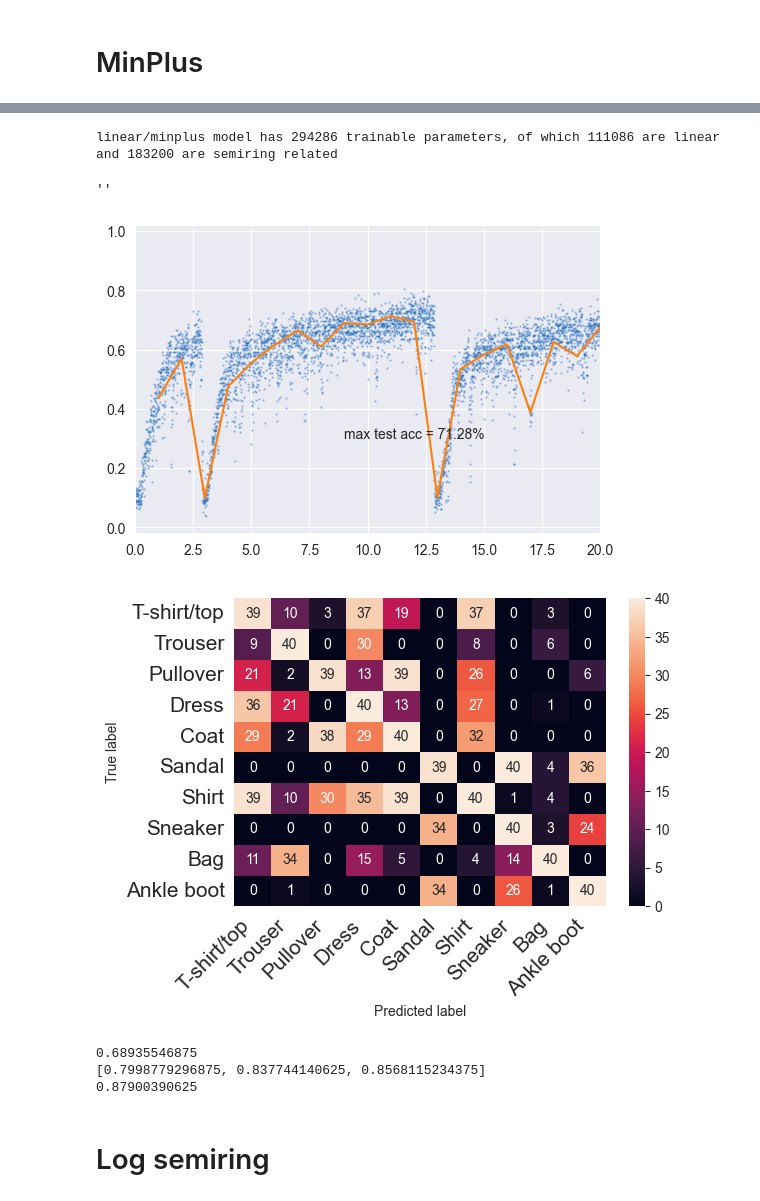
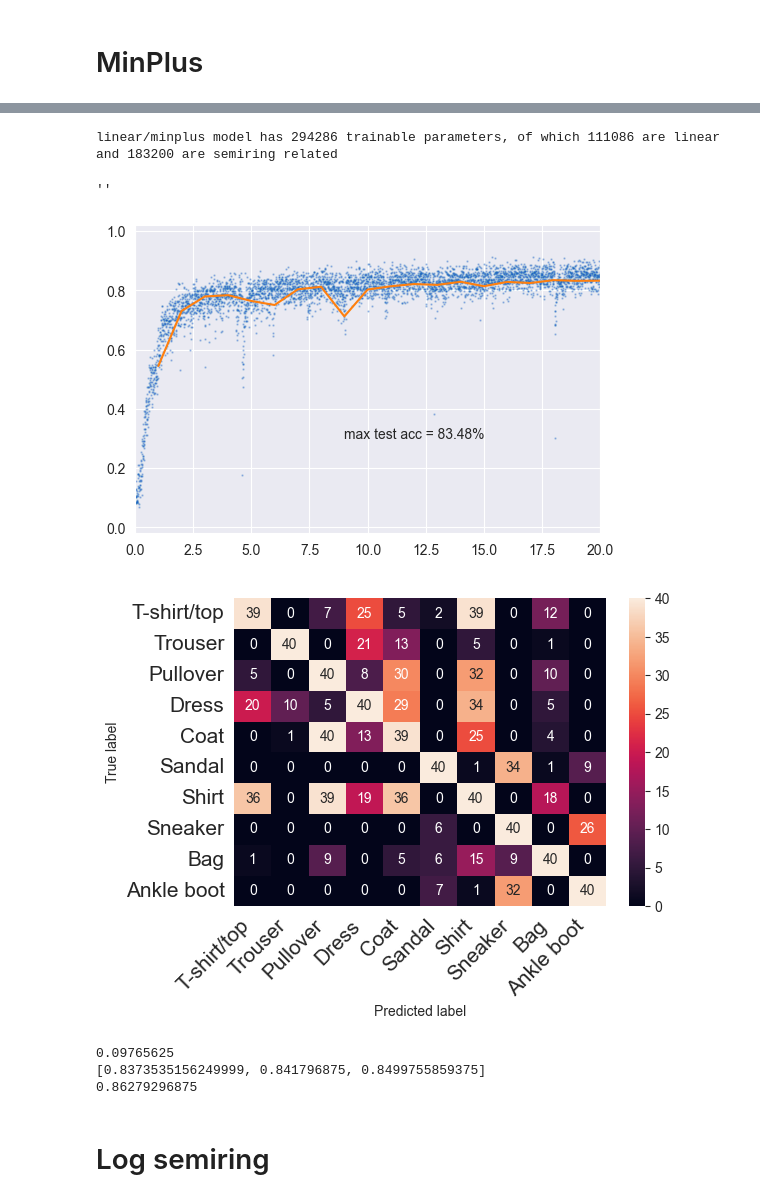
Before and after one commit to bmnsmets/semitorch, a Jupyter notebook: experiments/Master thesis/fullyconnected_fashion_simplified_reversed.ipynb, the cells around one changed output, grey strips where cells are left out. Saved outputs shown, nothing was run; the diff lists cells and outputs as text; code cells hidden in the pictures.

```diff
--- a/experiments/Master thesis/fullyconnected_fashion_simplified_reversed.ipynb
+++ b/experiments/Master thesis/fullyconnected_fashion_simplified_reversed.ipynb
@@ -127,7 +124,10 @@ class Model(nn.Module):
         else:
             raise RuntimeError(f"Unknown model ({model_name})")
 
-        self.head = nn.Linear(50, 10, bias=False)
+        self.head = nn.Sequential(
+            nn.ReLU(),
+            nn.Linear(50, 10, bias=False),
+        )
 
     def forward(self, x: torch.Tensor) -> torch.Tensor:
         input_0 = x
@@ -564,28 +513,28 @@ find_best_model_for(config={
 # %%
 best_minplus_model = Model("linear/minplus").to(device)
 
 print(f"{best_minplus_model.name} model has {count_parameters(best_minplus_model.parameters())} trainable parameters, "
       f"of which {count_parameters(nonminplus_parameters(best_minplus_model))} are linear "
       f"and {count_parameters(minplus_parameters(best_minplus_model))} are semiring related")
 
-best_minplus_linear_optimizer = torch.optim.AdamW(nonminplus_parameters(best_minplus_model), lr=0.004195669820145525)
-best_minplus_semiring_optimizer = torch.optim.AdamW(minplus_parameters(best_minplus_model), lr=0.012090736153612062)
+best_minplus_linear_optimizer = torch.optim.AdamW(nonminplus_parameters(best_minplus_model), lr=0.0015745417378509657)
+best_minplus_semiring_optimizer = torch.optim.AdamW(minplus_parameters(best_minplus_model), lr=0.013300218660448107)
 
 best_minplus_optimizers = [best_minplus_linear_optimizer, best_minplus_semiring_optimizer]
 
 train(
     best_minplus_model,
     fmnist_trainloader,
     fmnist_testloader,
     best_minplus_optimizers,
     nn.CrossEntropyLoss(),
     20,
 )
 # %% [output]
 linear/minplus model has 294286 trainable parameters, of which 111086 are linear and 183200 are semiring related
 ''
-[figure, old version]
+[figure, new version]
-[figure, old version]
+[figure, new version]
 # %%
 best_minplus_model_accs = []
 for i in range(100):
@@ -593,8 +542,8 @@ for i in range(100):
 
     best_minplus_model = Model("linear/minplus").to(device)
 
-    best_minplus_linear_optimizer = torch.optim.AdamW(nonminplus_parameters(best_minplus_model), lr=0.004195669820145525)
-    best_minplus_semiring_optimizer = torch.optim.AdamW(minplus_parameters(best_minplus_model), lr=00.012090736153612062)
+    best_minplus_linear_optimizer = torch.optim.AdamW(nonminplus_parameters(best_minplus_model), lr=0.0015745417378509657)
+    best_minplus_semiring_optimizer = torch.optim.AdamW(minplus_parameters(best_minplus_model), lr=0.013300218660448107)
 
     best_minplus_optimizers = [best_minplus_linear_optimizer, best_minplus_semiring_optimizer]
 
@@ -614,9 +563,9 @@ print(min(best_minplus_model_accs))
 print(quantiles(best_minplus_model_accs))
 print(max(best_minplus_model_accs))
 # %% [output]
-0.68935546875
-[0.7998779296875, 0.837744140625, 0.8568115234375]
-0.87900390625
+0.09765625
+[0.8373535156249999, 0.841796875, 0.8499755859375]
+0.86279296875
 # %% [markdown]
 # Log semiring
 # %%
```
Also changed, not shown: parts of 16 cells of this notebook, 7 other files.
